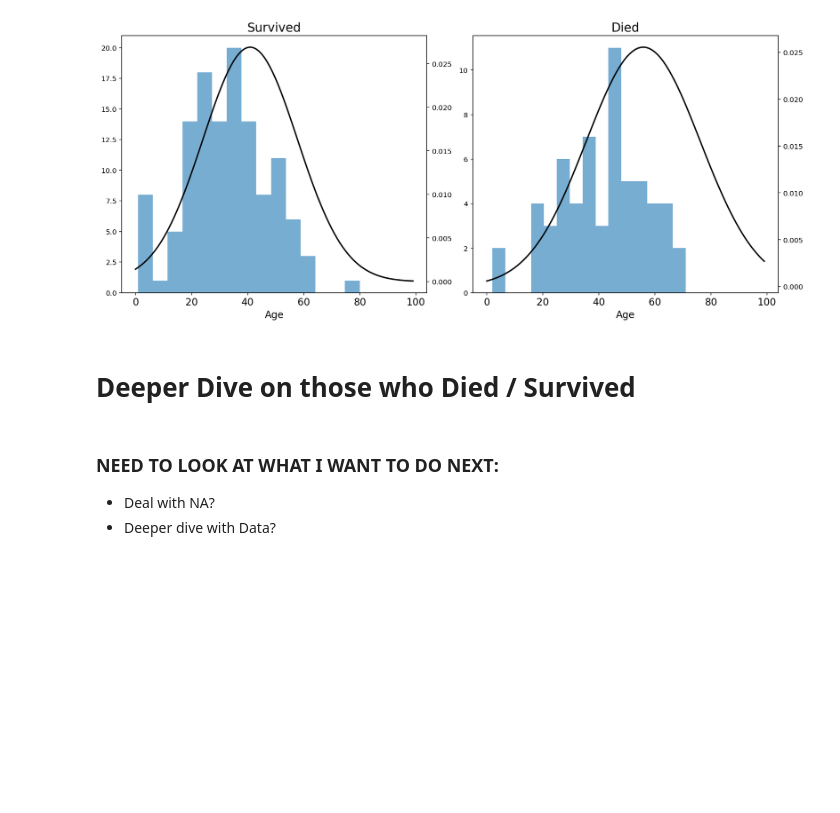
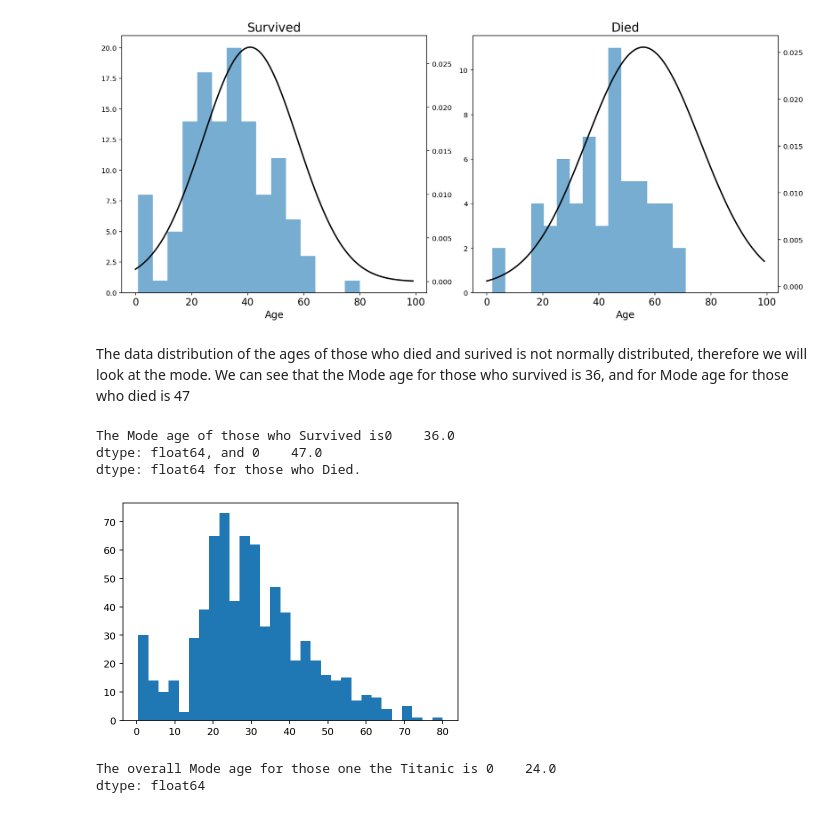
Before and after one commit to nizarhamood/Titanic, a Jupyter notebook: titanic.ipynb, the cells around one changed output. Drawn from its saved outputs; the diff is of its cells as text; code cells hidden in the pictures; blank space fills up the shorter version.

```diff
--- a/titanic.ipynb
+++ b/titanic.ipynb
@@ -693,9 +701,31 @@ plt.plot(p_died, 'k', linewidth = 2)
 plt.show()
 # %% [output]
 [figure]
-# %% [markdown]
-# Deeper Dive on those who Died / Survived
-# %% [markdown]
-### NEED TO LOOK AT WHAT I WANT TO DO NEXT:<BR>
-* Deal with NA?
-* Deeper dive with Data?
+# %% [markdown]
+The data distribution of the ages of those who died and surived is not normally distributed, therefore we will look at the mode.
+We can see that the Mode age for those who survived is 36, and for Mode age for those who died is 47
+# %%
+'''
+The 2 variables below are Ages of passangers filtered by those who Survived and those who Died.
+All NA's have already been removed for these variables.
+age_surv_data_col
+age_died_data_col
+'''
+mode_age_surv_data_col = age_surv_data_col.mode()
+mode_age_died_data_col = age_died_data_col.mode()
+print(f'The Mode age of those who Survived is{mode_age_surv_data_col}, and {mode_age_died_data_col} for those who Died.')
+# %% [output]
+The Mode age of those who Survived is0    36.0
+dtype: float64, and 0    47.0
+dtype: float64 for those who Died.
+# %%
+plt.hist(train['Age'], bins = 30)
+plt.show()
+# %% [output]
+[figure, added]
+# %%
+mode_age = train['Age'].mode()
+print(f'The overall Mode age for those one the Titanic is {mode_age}')
+# %% [output]
+The overall Mode age for those one the Titanic is 0    24.0
+dtype: float64
```
Also changed, not shown: parts of 3 cells of this notebook.
